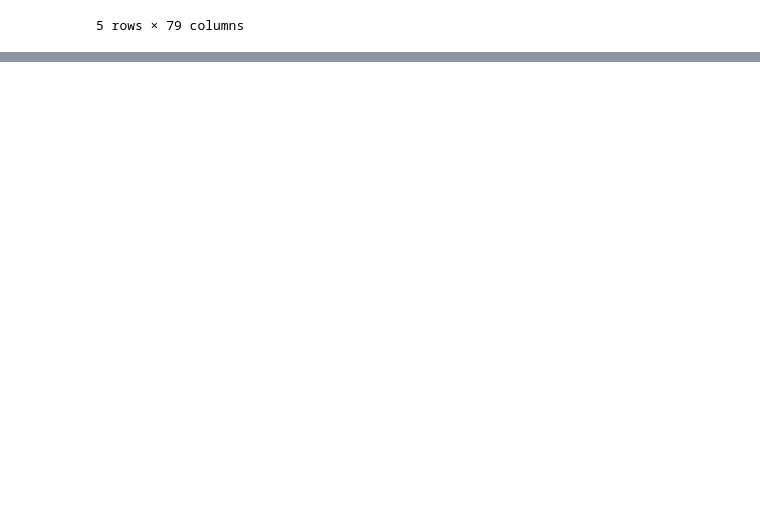
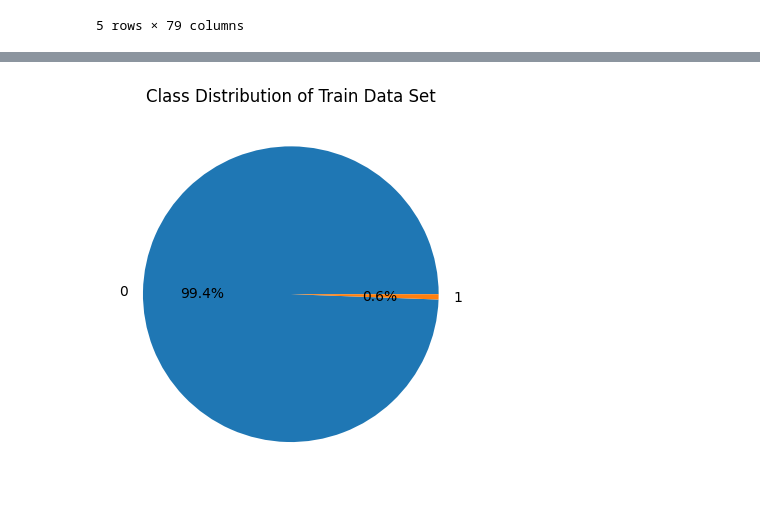
Before and after one commit to dejiandrew/nba-award-predictor, a Jupyter notebook: Final_Notebook.ipynb, the cells around one changed output, grey strips where cells are left out. Drawn from its saved outputs; the diff is of its cells as text; code cells hidden in the pictures; blank space fills up the shorter version.

```diff
--- a/Final_Notebook.ipynb
+++ b/Final_Notebook.ipynb
@@ -1278,0 +1537,3 @@ plt.xticks(range(min(df['season']), max(df['season'])+1, 5), rotation=45);
+# %%
+# Dropping rows where season is before 2001-02 season
+total_pre = total_pre[total_pre['season'] > 2000]
@@ -1278,0 +1550,13 @@ plt.xticks(range(min(df['season']), max(df['season'])+1, 5), rotation=45);
+# %%
+# Target/y label, 1 if player is winner, 0 otherwise
+y = total_pre['won_player_of_the_week']
+
+# full_name, player_id: not features
+# pow_player_id, player_of_the_week, won_player_of_week: target labels (y data)
+# all_star_this_season, mvp_this_season, all_nba_first_team_this_season, all_nba_second_team_this_season, all_nba_third_team_this_season: "future data", not determined until end of the season
+# week_start, pow_conference: redundant, we have season, week, conference
+# is_win_vs_over_500, opponent_has_all_nba: these were encoders for game entries, our rows are week entries
+
+X = total_pre.drop(columns=['full_name', 'player_id', 'pow_player_id', 'player_of_the_week', 'won_player_of_the_week', 'all_star_this_season', 'mvp_this_season',
+ 'all_nba_first_team_this_season', 'all_nba_second_team_this_season', 'all_nba_third_team_this_season', 'week_start', 'pow_conference',
+ 'is_win_vs_over_500', 'opponent_has_all_nba'])
@@ -1278,0 +1581,5 @@ plt.xticks(range(min(df['season']), max(df['season'])+1, 5), rotation=45);
+# %%
+# Do not need to hot encode category features for tree-based models, instead cast as category type
+cat_cols = ['team', 'conference']
+for c in cat_cols:
+    X[c] = X[c].astype("category")
@@ -1278,0 +1603,15 @@ plt.xticks(range(min(df['season']), max(df['season'])+1, 5), rotation=45);
+# %%
+# Splitting our data into train and test sets
+train_mask = X['season'] < 2024
+X_train, y_train = X[train_mask], y[train_mask] #it is safe to apply the mask to 'y' as we have not altered 'y' ordering
+
+test_mask = X['season'] == 2024
+X_test, y_test = X[test_mask], y[test_mask]
+# %%
+# Plot our split data label distribution
+tot_y = y_train.value_counts()
+plt.pie(tot_y.values, labels=tot_y.index.values, autopct='%1.1f%%')
+plt.title("Class Distribution of Train Data Set")
+plt.show()
+# %% [output]
+[figure, added]
```
Also changed, not shown: parts of 74 cells of this notebook.
